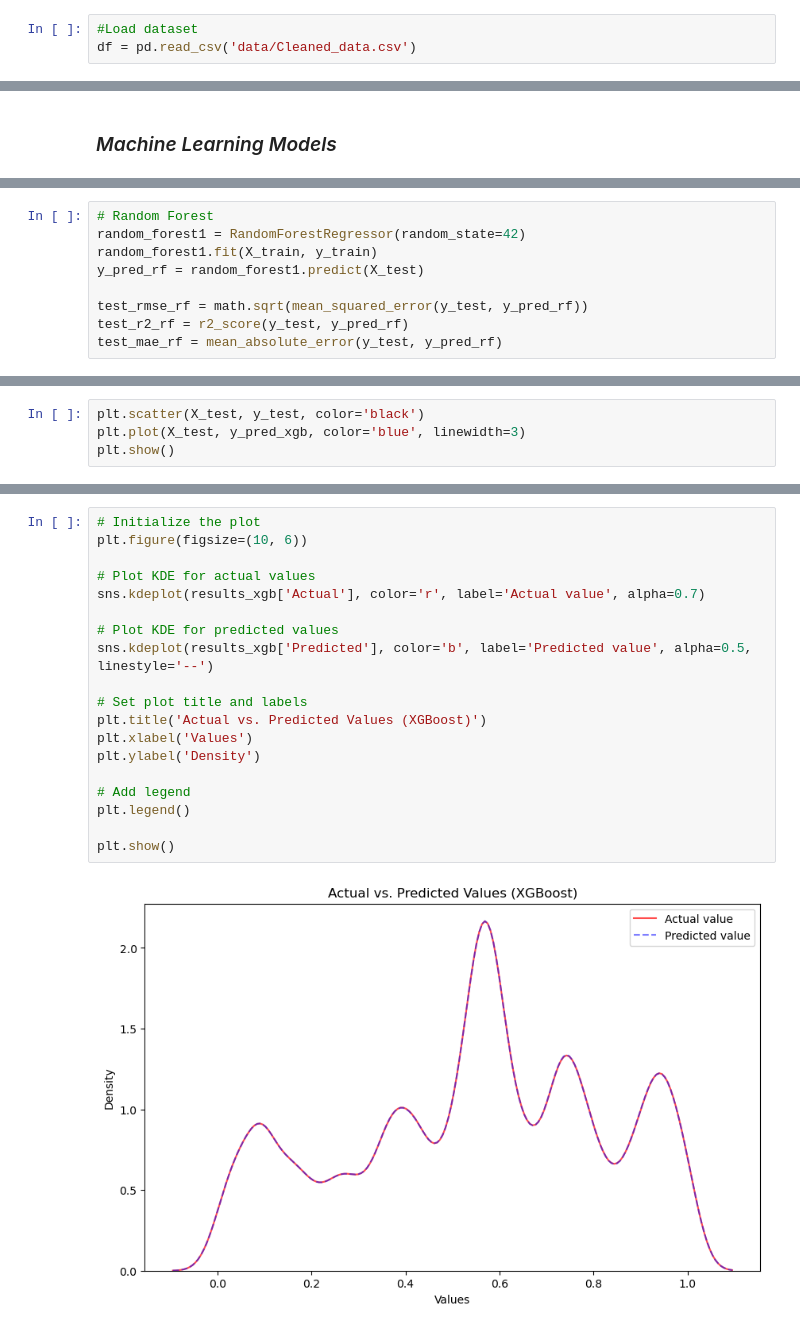
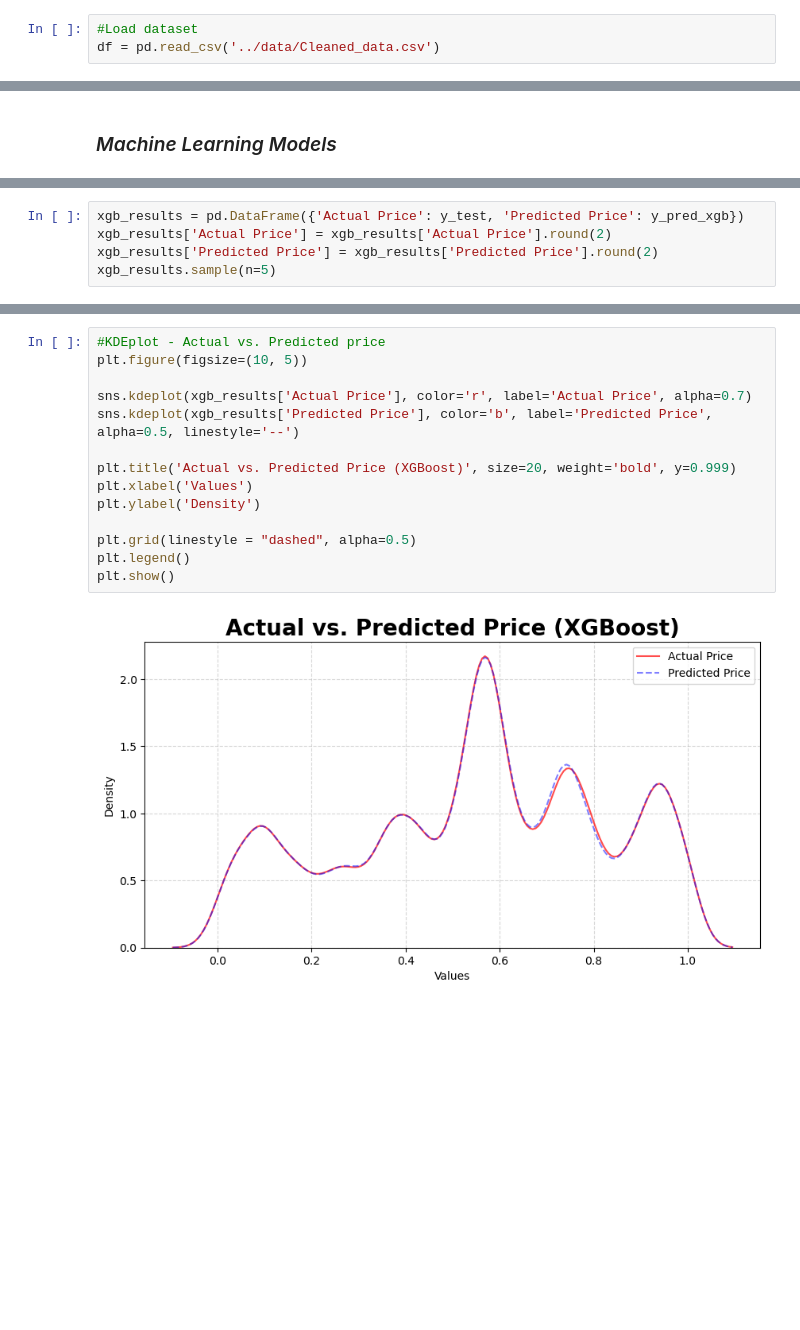
Before and after one commit to itsVarun20/Honey-purity-and-price-prediction, a Jupyter notebook: notebooks/Honey price prediction.ipynb, the cells around one changed output, grey strips where cells are left out. Drawn from its saved outputs; the diff is of its cells as text; blank space fills up the shorter version.

```diff
--- a/notebooks/Honey price prediction.ipynb
+++ b/notebooks/Honey price prediction.ipynb
@@ -8,7 +8,7 @@ import pandas as pd
 import numpy as np
 # %%
 #Load dataset
-df = pd.read_csv('data/Cleaned_data.csv')
+df = pd.read_csv('../data/Cleaned_data.csv')
 # %%
 df
 # %% [output]
@@ -174,9 +124,0 @@ results_df
-# %%
-# Random Forest
-random_forest1 = RandomForestRegressor(random_state=42)
-random_forest1.fit(X_train, y_train)
-y_pred_rf = random_forest1.predict(X_test)
-
-test_rmse_rf = math.sqrt(mean_squared_error(y_test, y_pred_rf))
-test_r2_rf = r2_score(y_test, y_pred_rf)
-test_mae_rf = mean_absolute_error(y_test, y_pred_rf)
@@ -263,6 +130,7 @@ xgb_model.fit(X_train, y_train)
 y_pred_xgb = xgb_model.predict(X_test)
 # %%
-plt.scatter(X_test, y_test, color='black')
-plt.plot(X_test, y_pred_xgb, color='blue', linewidth=3)
-plt.show()
+xgb_results = pd.DataFrame({'Actual Price': y_test, 'Predicted Price': y_pred_xgb})
+xgb_results['Actual Price'] = xgb_results['Actual Price'].round(2)
+xgb_results['Predicted Price'] = xgb_results['Predicted Price'].round(2)
+xgb_results.sample(n=5)
 # %% [output]
@@ -289,21 +162,16 @@ plt.show()
 # %%
-# Initialize the plot
-plt.figure(figsize=(10, 6))
+#KDEplot - Actual vs. Predicted price
+plt.figure(figsize=(10, 5))
 
-# Plot KDE for actual values
-sns.kdeplot(results_xgb['Actual'], color='r', label='Actual value', alpha=0.7)
+sns.kdeplot(xgb_results['Actual Price'], color='r', label='Actual Price', alpha=0.7)
+sns.kdeplot(xgb_results['Predicted Price'], color='b', label='Predicted Price', alpha=0.5, linestyle='--')
 
-# Plot KDE for predicted values
-sns.kdeplot(results_xgb['Predicted'], color='b', label='Predicted value', alpha=0.5, linestyle='--')
-
-# Set plot title and labels
-plt.title('Actual vs. Predicted Values (XGBoost)')
+plt.title('Actual vs. Predicted Price (XGBoost)', size=20, weight='bold', y=0.999)
 plt.xlabel('Values')
 plt.ylabel('Density')
 
-# Add legend
+plt.grid(linestyle = "dashed", alpha=0.5)
 plt.legend()
-
 plt.show()
 # %% [output]
-[figure, old version]
+[figure, new version]
```
Also changed, not shown: parts of 21 cells of this notebook.
